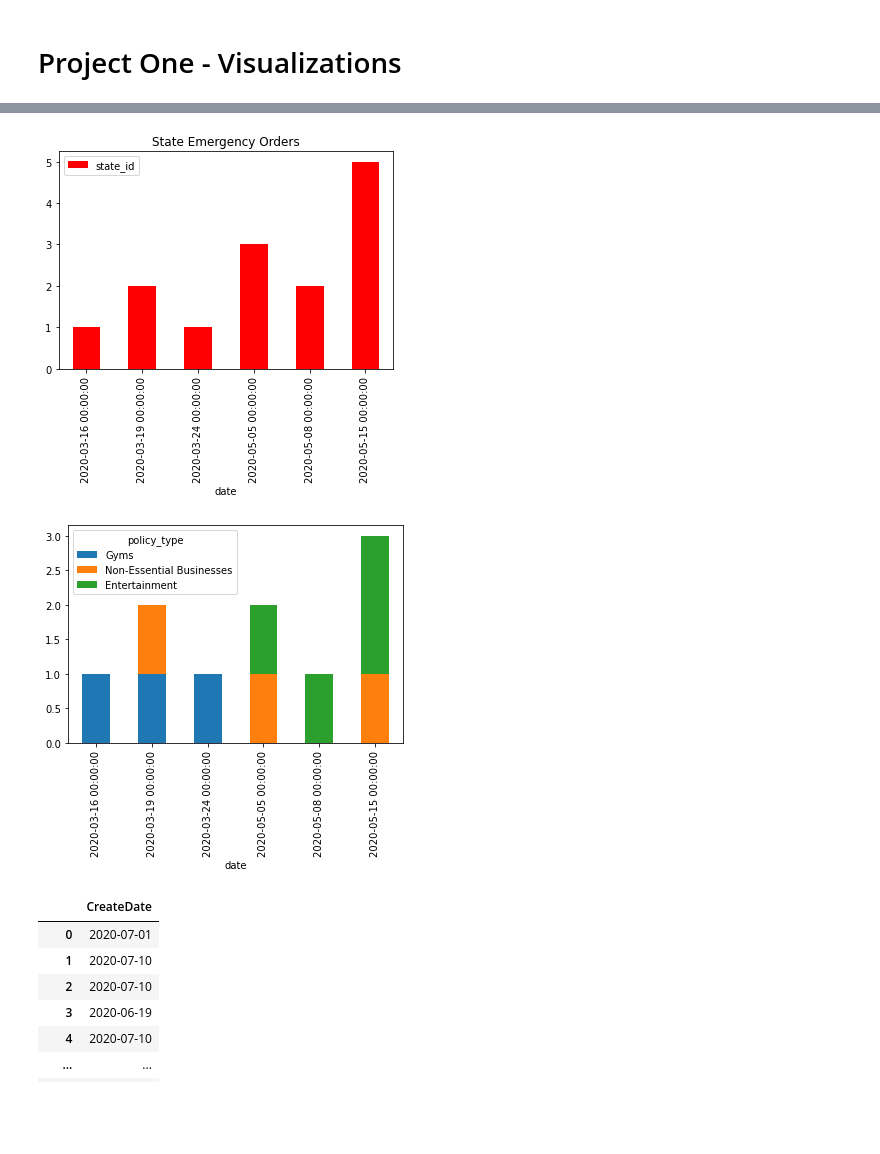
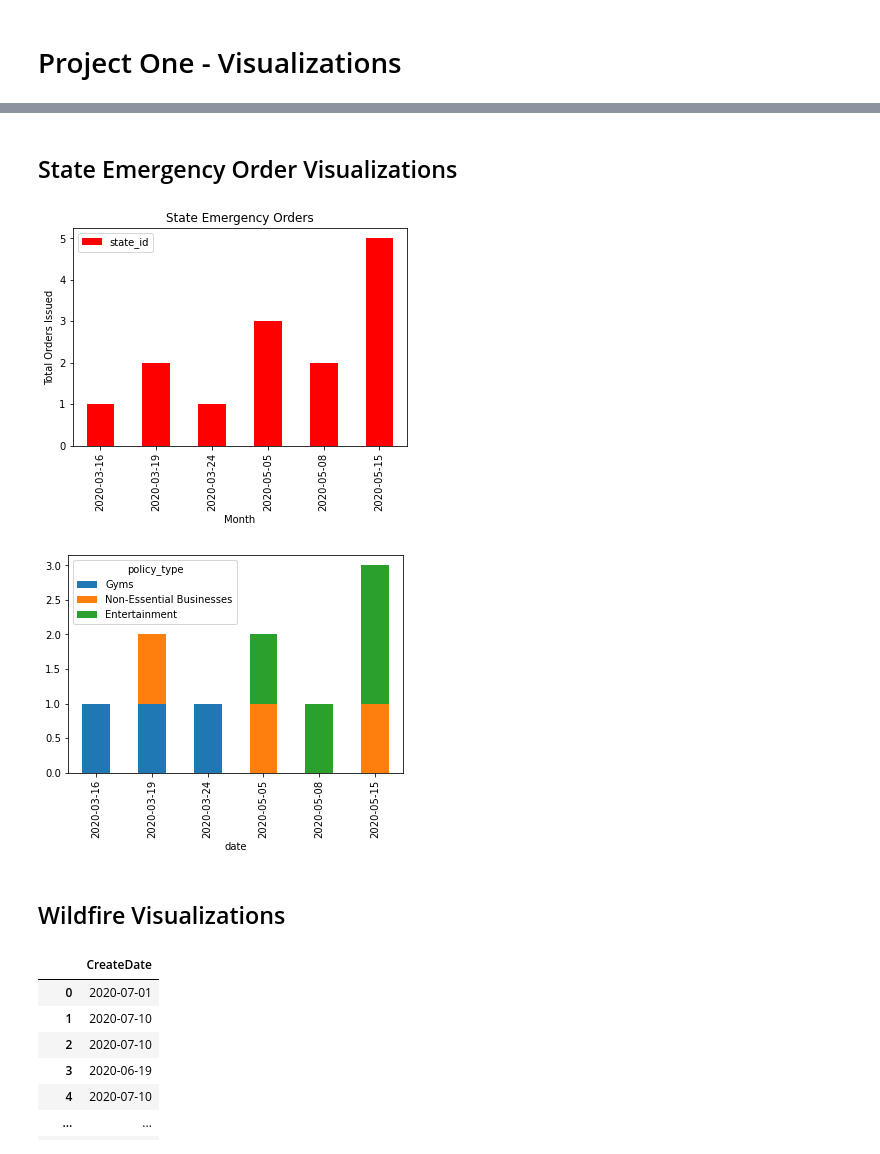
Before and after one commit to missymeyer/ProjectOne, a Jupyter notebook: ProjectOne_Visualizations.ipynb, the cells around one changed output, grey strips where cells are left out. Cells and saved outputs as stored; diff of their text form; code cells hidden in the pictures; blank space fills up the shorter version.

```diff
--- a/ProjectOne_Visualizations.ipynb
+++ b/ProjectOne_Visualizations.ipynb
@@ -41,20 +68,30 @@ plt.show()
+# %% [markdown]
+## State Emergency Order Visualizations
 # %%
 # Generate a bar plot for state orders
-state_orders_group = emergency_orders_data.groupby('date')
+state_orders_group = emergency_orders_data.groupby(emergency_orders_data['date'].dt.date)
+
 measures = pd.DataFrame(state_orders_group['state_id'].count())
 
 state_order_chart=measures.plot(kind='bar', title='State Emergency Orders', color='red')
-plt.savefig("/Users/laurelwilliamson/Desktop/GITHUB/group_project/state_orders_vis.png")
+state_order_chart.set_xlabel('Month')
+state_order_chart.set_ylabel('Total Orders Issued')
+#state_order_chart.plot(legend=None)
+
+plt.savefig('Visualizations/state_orders_vis.png')
 plt.show()
 # %% [output]
-[figure, old version]
+[figure, new version]
 # %%
-state_order_type = emergency_orders_data.groupby(['date', 'policy_type'])['state_id'].count().unstack('policy_type').fillna(0)
+state_order_type = emergency_orders_data.groupby([emergency_orders_data['date'].dt.date, 'policy_type'])['state_id'].count().unstack('policy_type').fillna(0)
 state_order_type[['Gyms','Non-Essential Businesses', 'Entertainment']].plot(kind='bar', stacked=True)
-plt.savefig("/Users/laurelwilliamson/Desktop/GITHUB/group_project/policy_shutdowns_vis.png")
+
+plt.savefig('Visualizations/policy_shutdowns_vis.png')
 plt.show()
 # %% [output]
-[figure, old version]
+[figure, new version]
+# %% [markdown]
+## Wildfire Visualizations
 # %%
 #Clean wildfire data to include only incident dates
 new_df = wildfire_data.drop('IncidentName', 1)
```
Also changed, not shown: parts of 7 cells of this notebook, 3 other files.
